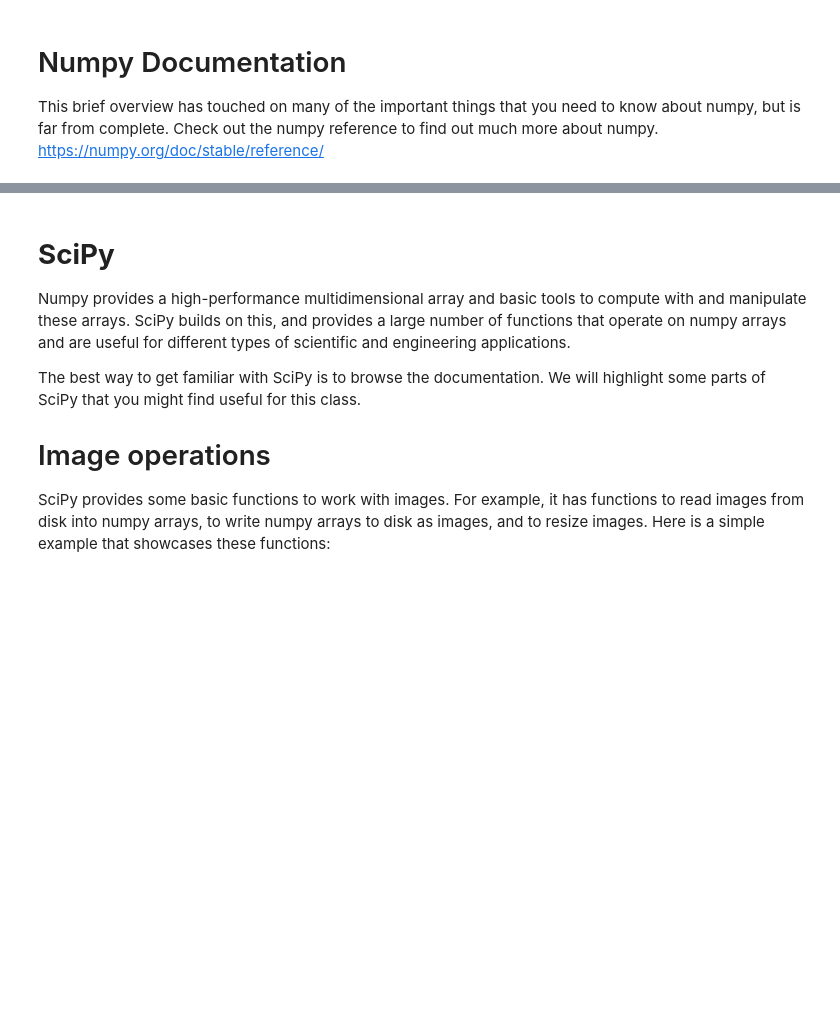
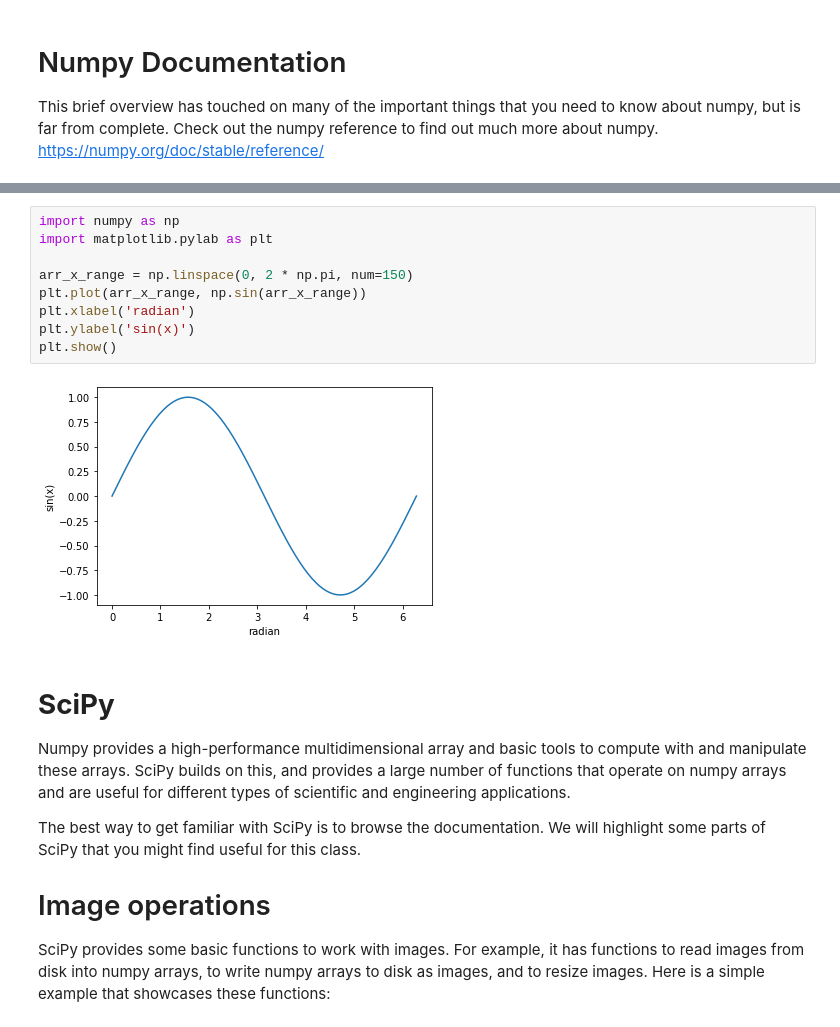
Before and after one commit to gundaminpde/2023-spring, a Jupyter notebook: 01_1_python_tutorial.ipynb, the cells around one changed output, grey strips where cells are left out. Cells and saved outputs as stored; diff of their text form; blank space fills up the shorter version.

```diff
--- a/01_1_python_tutorial.ipynb
+++ b/01_1_python_tutorial.ipynb
@@ -1625,3 +1650,14 @@ This brief overview has touched on many of the important things that you need to
+# %%
+import numpy as np
+import matplotlib.pylab as plt
+
+arr_x_range = np.linspace(0, 2 * np.pi, num=150)
+plt.plot(arr_x_range, np.sin(arr_x_range))
+plt.xlabel('radian')
+plt.ylabel('sin(x)')
+plt.show()
+# %% [output]
+[figure, added]
 # %% [markdown]
 # **SciPy**
 
```
Also changed, not shown: parts of 3 cells of this notebook.
